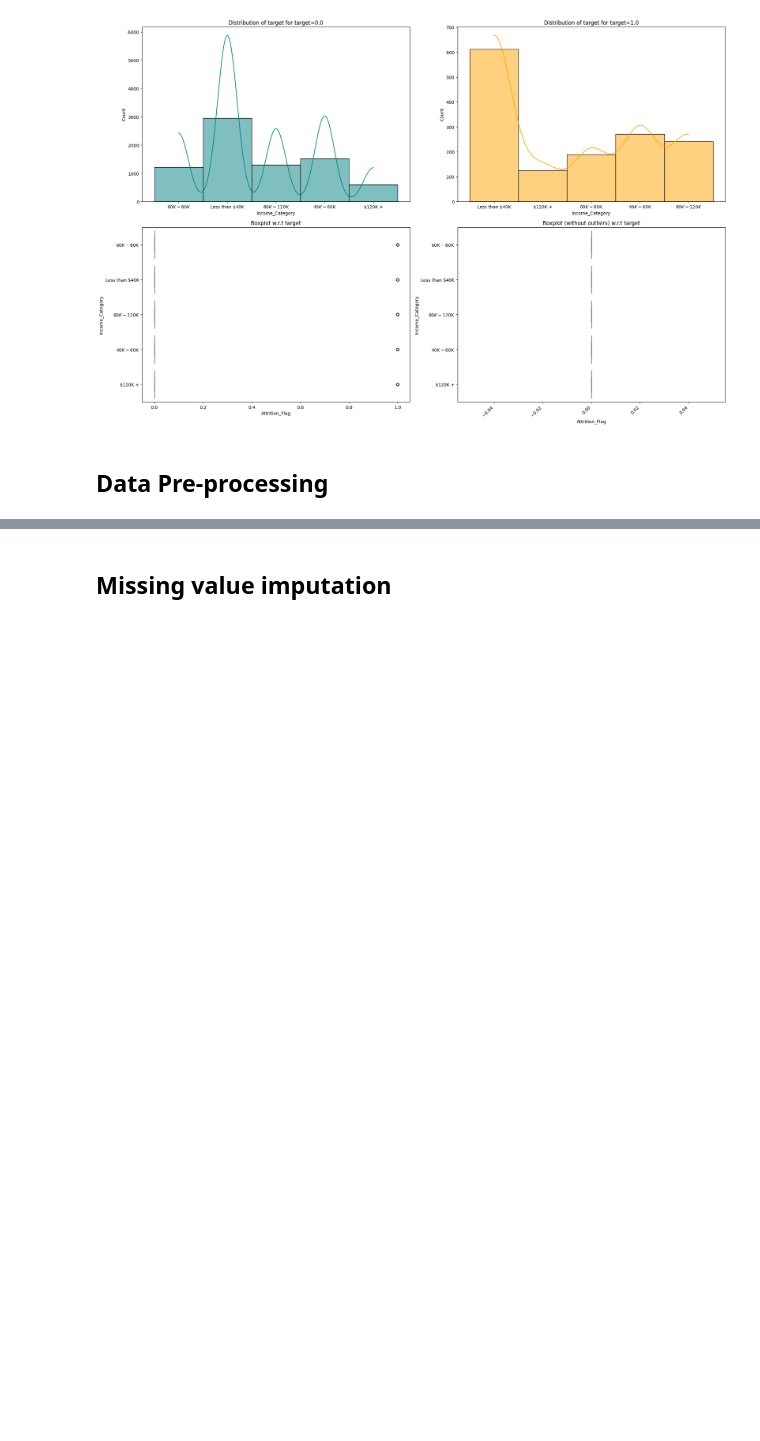
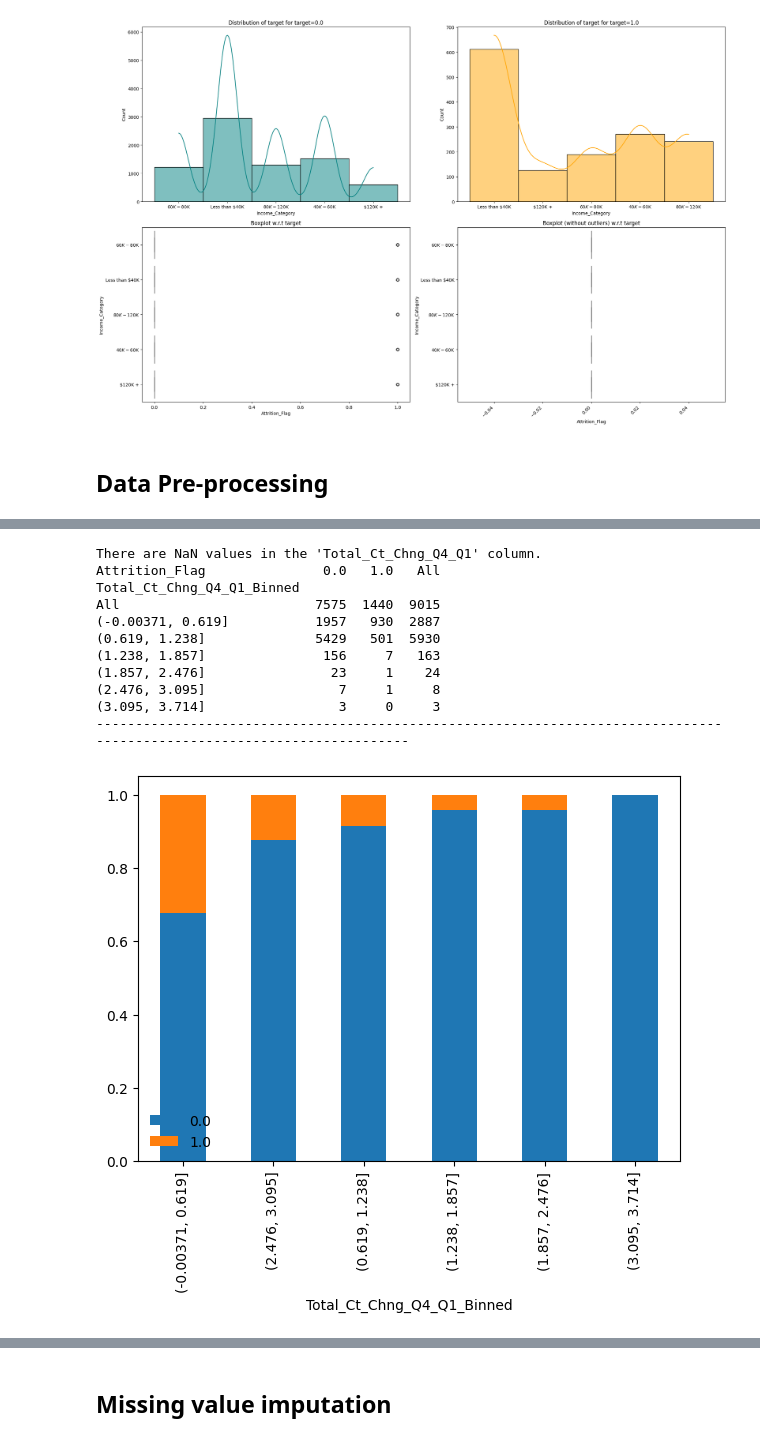
Before and after one commit to lhughey/AIML_Course, a Jupyter notebook: Project 3 - Credit Card Users Churn Prediction/AML_Project_LearnerNotebook_FullCode.ipynb, the cells around one changed output, grey strips where cells are left out. Saved outputs shown, nothing was run; the diff lists cells and outputs as text; code cells hidden in the pictures; blank space fills up the shorter version.

```diff
--- a/Project 3 - Credit Card Users Churn Prediction/AML_Project_LearnerNotebook_FullCode.ipynb
+++ b/Project 3 - Credit Card Users Churn Prediction/AML_Project_LearnerNotebook_FullCode.ipynb
@@ -513,0 +561,29 @@ Passing `palette` without assigning `hue` is deprecated and will be removed in v
+# %%
+# #group the values of the Total_Ct_Chng_Q4_Q1
+data['Total_Ct_Chng_Q4_Q1'].value_counts()
+
+# Ensure the column is of numeric type
+data['Total_Ct_Chng_Q4_Q1'] = pd.to_numeric(data['Total_Ct_Chng_Q4_Q1'], errors='coerce')
+
+# # Check for any NaN values and handle them (if any)
+if data['Total_Ct_Chng_Q4_Q1'].isnull().any():
+    print("There are NaN values in the 'Total_Ct_Chng_Q4_Q1' column.")
+    data['Total_Ct_Chng_Q4_Q1'].fillna(0, inplace=True)  # Example: fill NaNs with 0
+
+# Bin the 'Total_Ct_Chng_Q4_Q1' column into 10 bins
+data['Total_Ct_Chng_Q4_Q1_Binned'] = pd.cut(data['Total_Ct_Chng_Q4_Q1'], bins=6)
+
+stacked_barplot_controlled_size(data, 'Total_Ct_Chng_Q4_Q1_Binned', 'Attrition_Flag')
+# %% [output]
+There are NaN values in the 'Total_Ct_Chng_Q4_Q1' column.
+Attrition_Flag               0.0   1.0   All
+Total_Ct_Chng_Q4_Q1_Binned
+All                         7575  1440  9015
+(-0.00371, 0.619]           1957   930  2887
+(0.619, 1.238]              5429   501  5930
+(1.238, 1.857]               156     7   163
+(1.857, 2.476]                23     1    24
+(2.476, 3.095]                 7     1     8
+(3.095, 3.714]                 3     0     3
+------------------------------------------------------------------------------------------------------------------------
+[figure, added]
```
Also changed, not shown: parts of 12 cells of this notebook.
